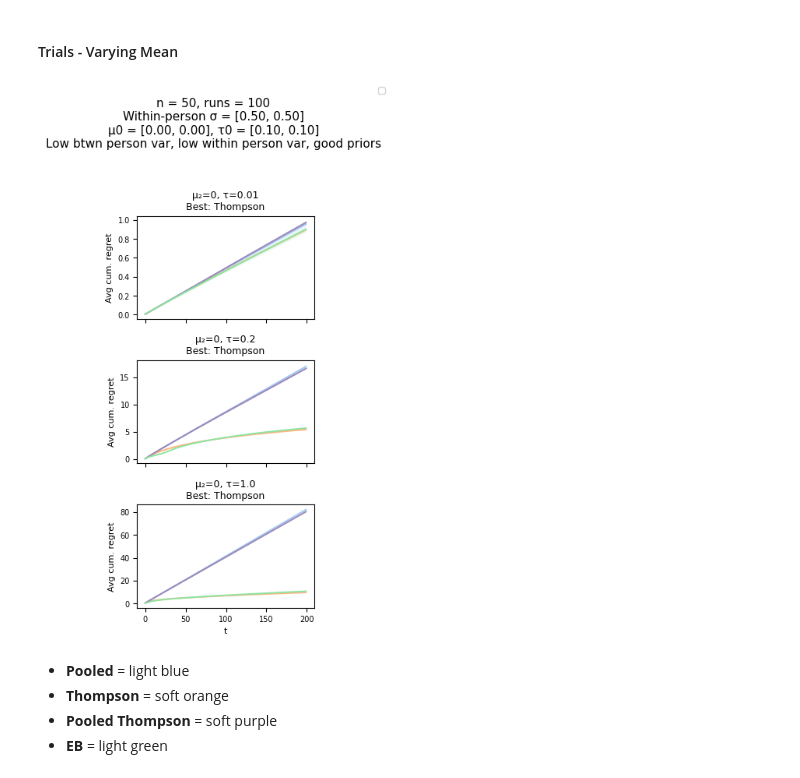
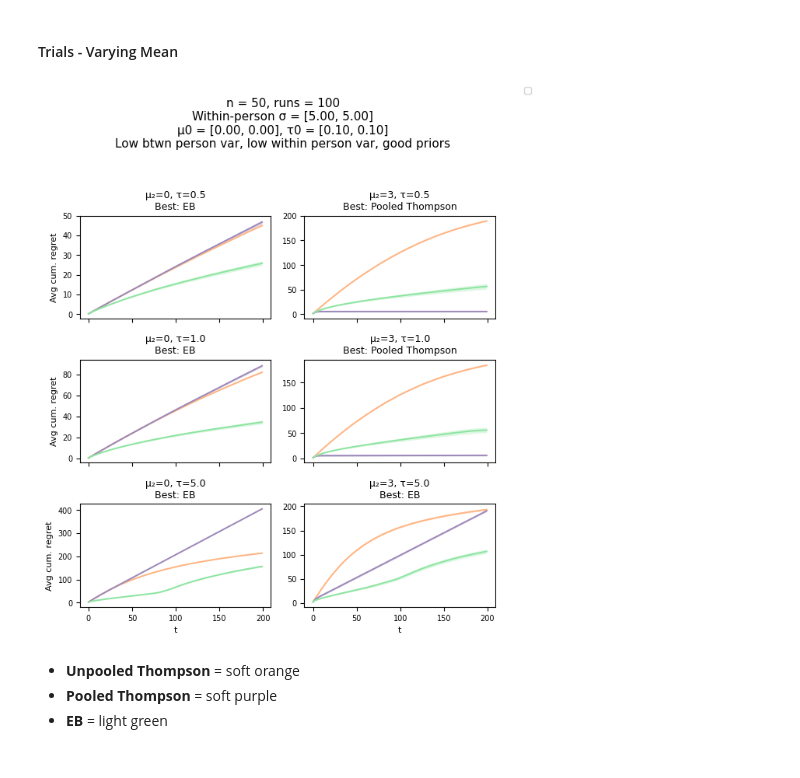
Before and after one commit to StatisticalReinforcementLearningLab/empirical-bayes, a Jupyter notebook: 2026/022726-nora.ipynb, the cells around one changed output. Cells and saved outputs as stored; diff of their text form; code cells hidden in the pictures.

```diff
--- a/2026/022726-nora.ipynb
+++ b/2026/022726-nora.ipynb
@@ -227,27 +227,15 @@ def learning_empirical_bayes(times, participants, n_arms, theta,
 # %% [markdown]
 #### Functions
 # %%
-def cumulative_regret(theta, actions):
-    n, T = actions.shape
-    best = theta.max(axis=1, keepdims=True)
-    chosen = theta[np.arange(n)[:, None], actions]
-    inst = best - chosen
-    return np.cumsum(inst, axis=1)  # (n, T)
-
-
 def evaluate(theta, sigma_a, T, eps, mu0, tau0, seed=123):
     n, arms = theta.shape
     mu0  = np.asarray(mu0, dtype=float)
     tau0 = np.asarray(tau0, dtype=float)
 
-    rng_pool_eps = np.random.default_rng(seed + 1)
+    # no greedy algorithm used any more
     rng_ts       = np.random.default_rng(seed + 2)
     rng_pool_ts  = np.random.default_rng(seed + 3)
     rng_eb       = np.random.default_rng(seed + 4)
-
-    Q_p, N_p, actions_p, rewards_p = pooled_epsilon_greedy(
-        T, n, arms, theta, sigma_a, rng_pool_eps, eps=eps
-    )
 
     N_ts, S_ts, actions_ts, rewards_ts = thompson_sampling(
         T, n, arms, theta, sigma_a, rng_ts, mu0=mu0, tau0=tau0
@@ -262,15 +250,12 @@ def evaluate(theta, sigma_a, T, eps, mu0, tau0, seed=123):
     )
 
     return {
-        "actions_pooled_eps": actions_p,
         "actions_thompson": actions_ts,
         "actions_pooled_thompson": actions_pts,
         "actions_eb": actions_eb,
-        "regret_pooled_eps": cumulative_regret(theta, actions_p),              # (n, T)
         "regret_thompson": cumulative_regret(theta, actions_ts),               # (n, T)
         "regret_pooled_thompson": cumulative_regret(theta, actions_pts),       # (n, T)
         "regret_eb": cumulative_regret(theta, actions_eb),                     # (n, T)
-        "rewards_pooled_eps": rewards_p,
         "rewards_thompson": rewards_ts,
         "rewards_pooled_thompson": rewards_pts,
         "rewards_eb": rewards_eb,
@@ -437,21 +424,20 @@ def plot(ns, mus, taus, T, sigma_a, n_runs=50, env_seed=0, eps=0.1,
 # %%
 plot(
     ns=[50],
-    mus=[0],
-    taus=[0.01, 0.2, 1.0],          # baseline tau grid
+    mus=[0, 3],
+    taus=[0.5, 1.0, 5.0],          # baseline tau grid
     T=200,
-    sigma_a=[0.5, 0.5],           # LOW within-person variance
+    sigma_a=[5, 5],           # LOW within-person variance
     n_runs=100,
     env_seed=0,
     eps=0.1,
     mu0=[0.0, 0],               # centered in interval
     tau0=[0.1, 0.1],              # moderately informative
     note="Low btwn person var, low within person var, good priors"
 )
 # %% [output]
-[figure, old version]
+[figure, new version]
 # %% [markdown]
-- **Pooled** = light blue
-- **Thompson** = soft orange
+- **Unpooled Thompson** = soft orange
 - **Pooled Thompson** = soft purple
 - **EB** = light green
```
Also changed, not shown: parts of 2 cells of this notebook, 4 other files.
